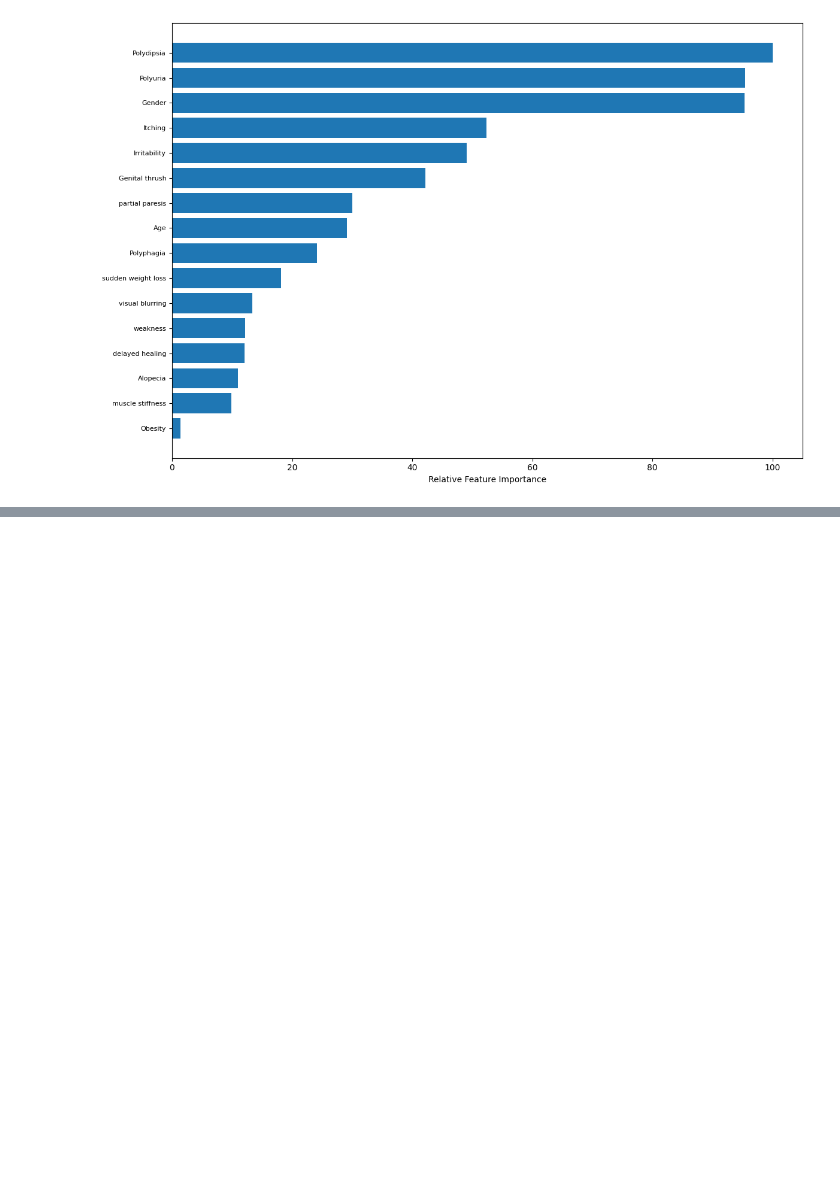
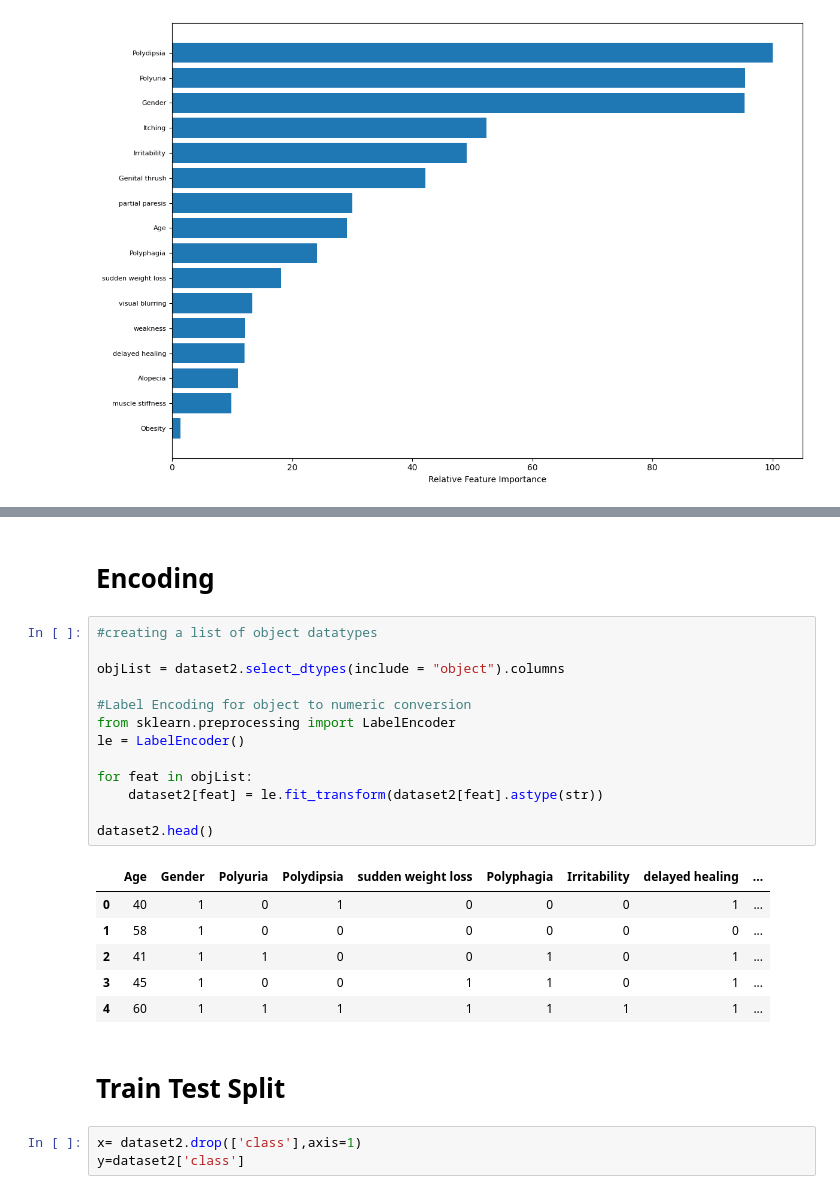
Before and after one commit to santoshw03/ML_and_Healthcare, a Jupyter notebook: modelToPredictDiabetes.ipynb, the cells around one changed output, grey strips where cells are left out. Drawn from its saved outputs; the diff is of its cells as text; blank space fills up the shorter version.

```diff
--- a/modelToPredictDiabetes.ipynb
+++ b/modelToPredictDiabetes.ipynb
@@ -457,0 +481,27 @@ feat_importances.sort_values().plot(kind="barh",figsize=(14, 8))
+# %% [markdown]
+# Encoding
+# %%
+#creating a list of object datatypes
+
+objList = dataset2.select_dtypes(include = "object").columns
+
+#Label Encoding for object to numeric conversion
+from sklearn.preprocessing import LabelEncoder
+le = LabelEncoder()
+
+for feat in objList:
+    dataset2[feat] = le.fit_transform(dataset2[feat].astype(str))
+
+dataset2.head()
+# %% [output]
+|  | Age | Gender | Polyuria | Polydipsia | sudden weight loss | Polyphagia | Irritability | delayed healing | ... |
+| 0 | 40 | 1 | 0 | 1 | 0 | 0 | 0 | 1 | ... |
+| 1 | 58 | 1 | 0 | 0 | 0 | 0 | 0 | 0 | ... |
+| 2 | 41 | 1 | 1 | 0 | 0 | 1 | 0 | 1 | ... |
+| 3 | 45 | 1 | 0 | 0 | 1 | 1 | 0 | 1 | ... |
+| 4 | 60 | 1 | 1 | 1 | 1 | 1 | 1 | 1 | ... |
+# %% [markdown]
+# Train Test Split
+# %%
+x= dataset2.drop(['class'],axis=1)
+y=dataset2['class']
```
Also changed, not shown: parts of 35 cells of this notebook.
